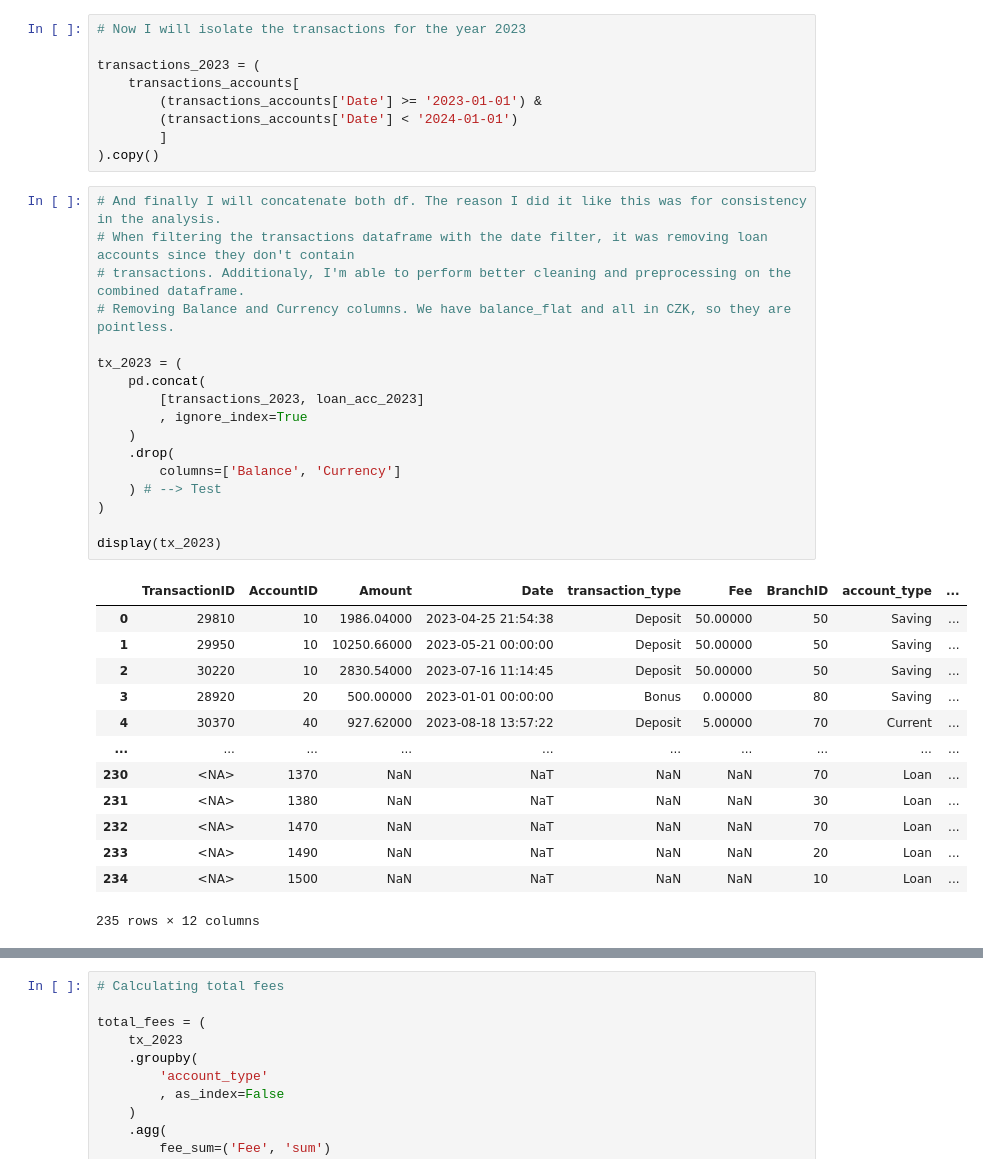
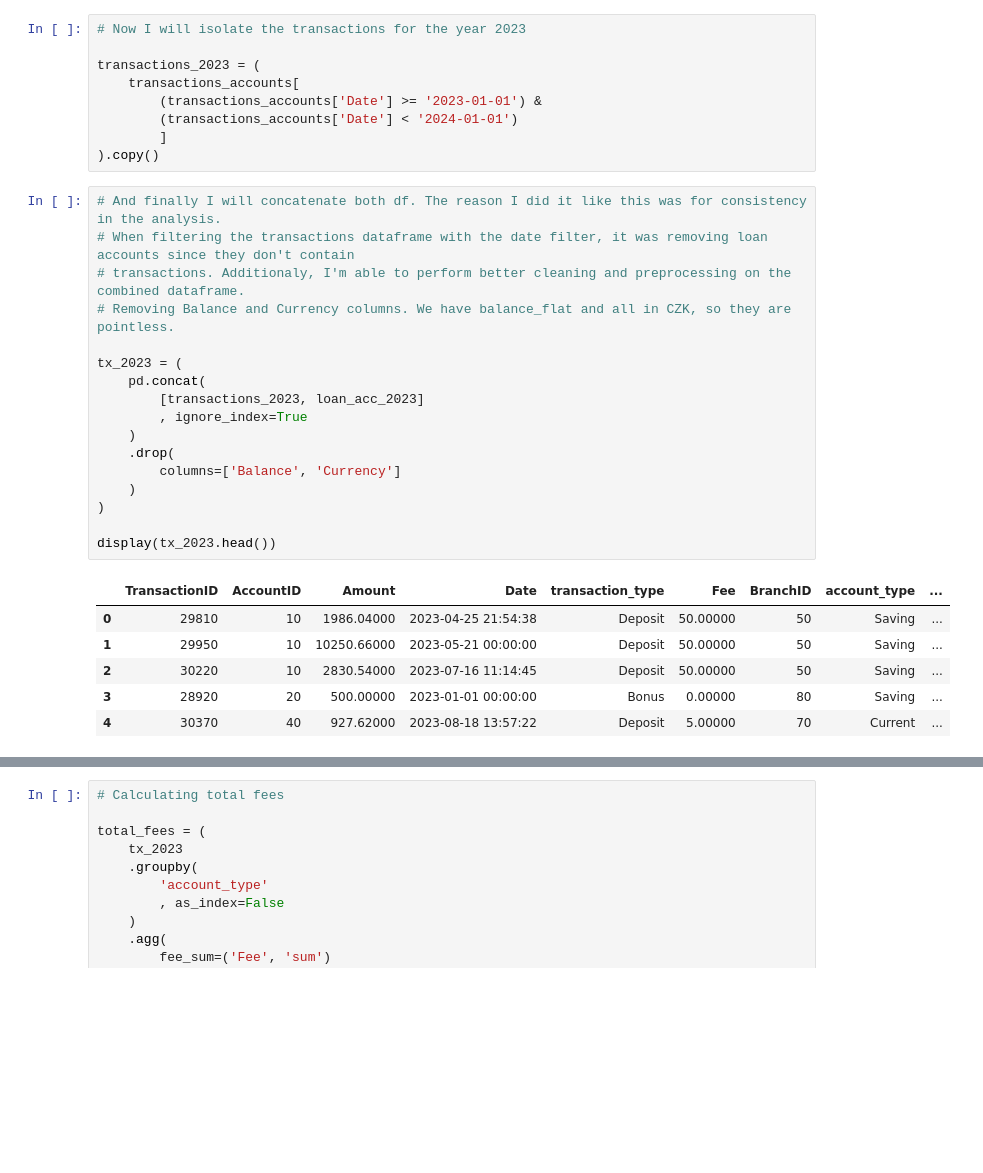
Before and after one commit to arortega-git/world_bank_ETL, a Jupyter notebook: test_pwc/notebook/notebook.ipynb, the cells around one changed output, grey strips where cells are left out. Drawn from its saved outputs; the diff is of its cells as text; blank space fills up the shorter version.

```diff
--- a/test_pwc/notebook/notebook.ipynb
+++ b/test_pwc/notebook/notebook.ipynb
@@ -703,31 +720,24 @@ transactions_2023 = (
 # %%
 # And finally I will concatenate both df. The reason I did it like this was for consistency in the analysis.
 # When filtering the transactions dataframe with the date filter, it was removing loan accounts since they don't contain
 # transactions. Additionaly, I'm able to perform better cleaning and preprocessing on the combined dataframe.
 # Removing Balance and Currency columns. We have balance_flat and all in CZK, so they are pointless.
 
 tx_2023 = (
     pd.concat(
         [transactions_2023, loan_acc_2023]
         , ignore_index=True
     )
     .drop(
         columns=['Balance', 'Currency']
-    ) # --> Test
+    )
 )
 
-display(tx_2023)
+display(tx_2023.head())
 # %% [output]
 |  | TransactionID | AccountID | Amount | Date | transaction_type | Fee | BranchID | account_type | ... |
 | 0 | 29810 | 10 | 1986.04000 | 2023-04-25 21:54:38 | Deposit | 50.00000 | 50 | Saving | ... |
 | 1 | 29950 | 10 | 10250.66000 | 2023-05-21 00:00:00 | Deposit | 50.00000 | 50 | Saving | ... |
 | 2 | 30220 | 10 | 2830.54000 | 2023-07-16 11:14:45 | Deposit | 50.00000 | 50 | Saving | ... |
 | 3 | 28920 | 20 | 500.00000 | 2023-01-01 00:00:00 | Bonus | 0.00000 | 80 | Saving | ... |
 | 4 | 30370 | 40 | 927.62000 | 2023-08-18 13:57:22 | Deposit | 5.00000 | 70 | Current | ... |
-| ... | ... | ... | ... | ... | ... | ... | ... | ... | ... |
-| 230 | <NA> | 1370 | NaN | NaT | NaN | NaN | 70 | Loan | ... |
-| 231 | <NA> | 1380 | NaN | NaT | NaN | NaN | 30 | Loan | ... |
-| 232 | <NA> | 1470 | NaN | NaT | NaN | NaN | 70 | Loan | ... |
-| 233 | <NA> | 1490 | NaN | NaT | NaN | NaN | 20 | Loan | ... |
-| 234 | <NA> | 1500 | NaN | NaT | NaN | NaN | 10 | Loan | ... |
-235 rows × 12 columns
```
Also changed, not shown: parts of 16 cells of this notebook, 8 other files.
